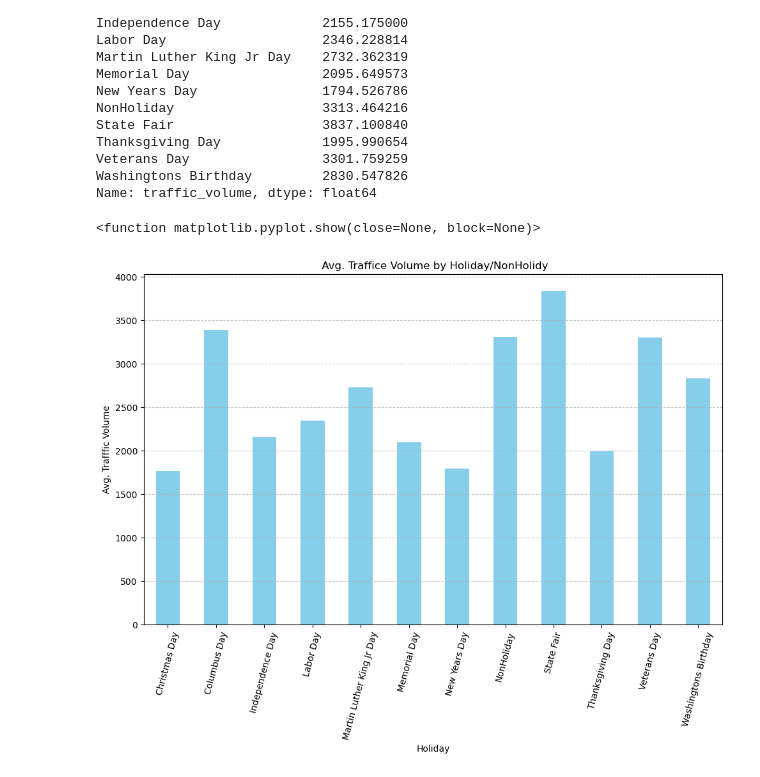
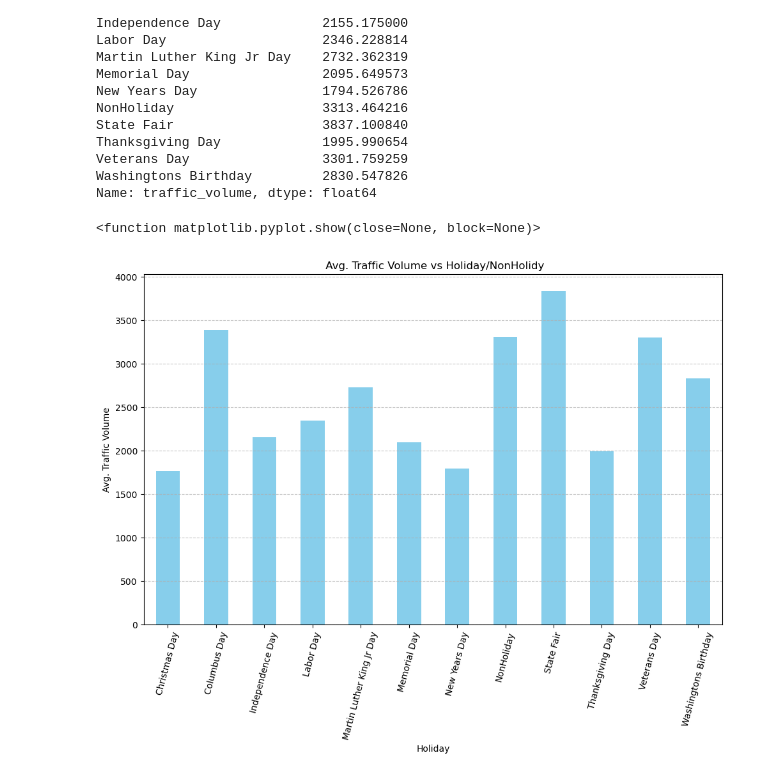
Before and after one commit to ajwilson79/traffic_volume_analysis, a Jupyter notebook: rajeev_branch01/traffic_analysis.ipynb, the cells around one changed output. Cells and saved outputs as stored; diff of their text form; code cells hidden in the pictures.

```diff
--- a/rajeev_branch01/traffic_analysis.ipynb
+++ b/rajeev_branch01/traffic_analysis.ipynb
@@ -892,14 +832,14 @@ Name: traffic_volume, dtype: float64
 # %%
 #plot graph for avg traffic holidays and non-holidays
 plt.figure(figsize=(10,8))
 avg_traffic_by_holiday.plot(kind='bar', color='skyblue')
-plt.title( ' Avg. Traffice Volume by Holiday/NonHolidy')
+plt.title( ' Avg. Traffic Volume vs Holiday/NonHolidy')
 plt.xlabel('Holiday')
-plt.ylabel('Avg. Trafffic Volume')
+plt.ylabel('Avg. Traffic Volume')
 plt.xticks(rotation=75)
 plt.grid(axis='y', linestyle='--', alpha=0.7)
 plt.tight_layout()
 plt.show
 # %% [output]
 <function matplotlib.pyplot.show(close=None, block=None)>
-[figure, old version]
+[figure, new version]
```
Also changed, not shown: parts of 11 cells of this notebook.
